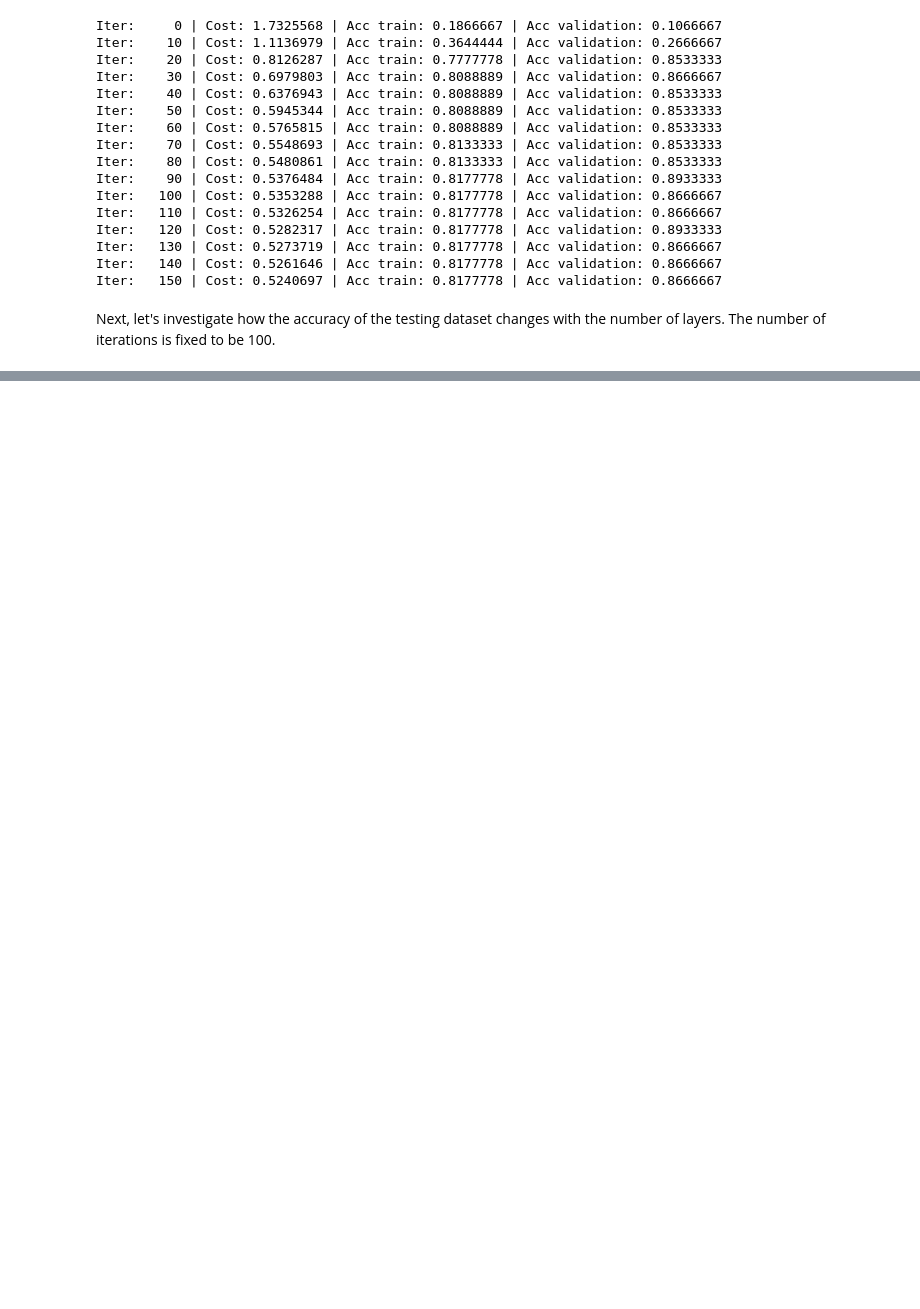
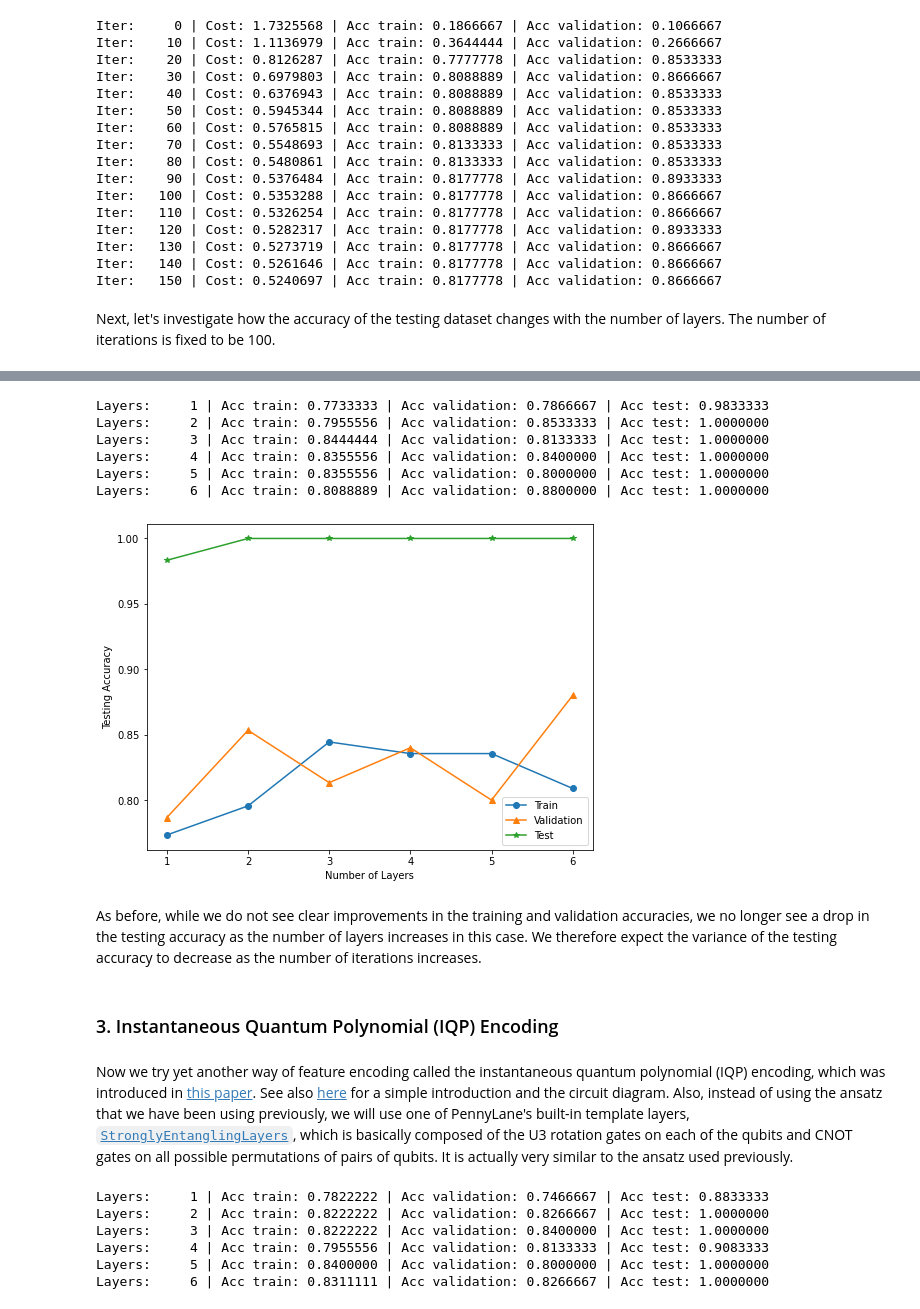
Before and after one commit to ruihao-li/QOSF-Screening-Task, a Jupyter notebook: encoding_and_classifier.ipynb, the cells around one changed output, grey strips where cells are left out. Cells and saved outputs as stored; diff of their text form; code cells hidden in the pictures; blank space fills up the shorter version.

```diff
--- a/encoding_and_classifier.ipynb
+++ b/encoding_and_classifier.ipynb
@@ -476,0 +389,36 @@ The performance with IQP encoding is similar to that of angle encoding, as IQP i
+# %%
+# With 100 iterations
+acc_train_ang_1 = []
+acc_val_ang_1 = []
+acc_test_ang_1 = []
+for num_layers in range(1, 7):
+    acc_train, acc_val, acc_test = AngEnc_Classifier(X_train, Y_train, num_layers, 100, X_test, Y_test)
+    print("Layers: {:5d} | Acc train: {:0.7f} | Acc validation: {:0.7f} | Acc test: {:0.7f}".format(num_layers, acc_train, acc_val, acc_test))
+    acc_train_ang_1.append(acc_train)
+    acc_val_ang_1.append(acc_val)
+    acc_test_ang_1.append(acc_test)
+# %% [output]
+Layers:     1 | Acc train: 0.7733333 | Acc validation: 0.7866667 | Acc test: 0.9833333
+Layers:     2 | Acc train: 0.7955556 | Acc validation: 0.8533333 | Acc test: 1.0000000
+Layers:     3 | Acc train: 0.8444444 | Acc validation: 0.8133333 | Acc test: 1.0000000
+Layers:     4 | Acc train: 0.8355556 | Acc validation: 0.8400000 | Acc test: 1.0000000
+Layers:     5 | Acc train: 0.8355556 | Acc validation: 0.8000000 | Acc test: 1.0000000
+Layers:     6 | Acc train: 0.8088889 | Acc validation: 0.8800000 | Acc test: 1.0000000
+# %%
+plt.figure(figsize=(8,6))
+x = [i for i in range(1, 7)]
+plt.plot(x, acc_train_ang_1, '-o', label='Train')
+plt.plot(x, acc_val_ang_1, '-^', label="Validation")
+plt.plot(x, acc_test_ang_1, '-*', label='Test')
+plt.legend()
+plt.xlabel("Number of Layers")
+plt.ylabel("Testing Accuracy")
+plt.show()
+# %% [output]
+[figure, added]
+# %% [markdown]
+As before, while we do not see clear improvements in the training and validation accuracies, we no longer see a drop in the testing accuracy as the number of layers increases in this case. We therefore expect the variance of the testing accuracy to decrease as the number of iterations increases.
+# %% [markdown]
+### 3. Instantaneous Quantum Polynomial (IQP) Encoding
+# %% [markdown]
+Now we try yet another way of feature encoding called the instantaneous quantum polynomial (IQP) encoding, which was introduced in [this paper](https://arxiv.org/pdf/1804.11326.pdf). See also [here](https://pennylane.readthedocs.io/en/latest/code/api/pennylane.IQPEmbedding.html) for a simple introduction and the circuit diagram. Also, instead of using the ansatz that we have been using previously, we will use one of PennyLane's built-in template layers, [`StronglyEntanglingLayers`](https://pennylane.readthedocs.io/en/stable/code/api/pennylane.StronglyEntanglingLayers.html), which is basically composed of the U3 rotation gates on each of the qubits and CNOT gates on all possible permutations of pairs of qubits. It is actually very similar to the ansatz used previously.
@@ -476,0 +517,18 @@ The performance with IQP encoding is similar to that of angle encoding, as IQP i
+# %%
+# With 50 iterations
+acc_train_IQP = []
+acc_val_IQP = []
+acc_test_IQP = []
+for num_layers in range(1, 7):
+    acc_train, acc_val, acc_test = IQPEnc_Classifier(X_train, Y_train, num_layers, 50, X_test, Y_test)
+    print("Layers: {:5d} | Acc train: {:0.7f} | Acc validation: {:0.7f} | Acc test: {:0.7f}".format(num_layers, acc_train, acc_val, acc_test))
+    acc_train_IQP.append(acc_train)
+    acc_val_IQP.append(acc_val)
+    acc_test_IQP.append(acc_test)
+# %% [output]
+Layers:     1 | Acc train: 0.7822222 | Acc validation: 0.7466667 | Acc test: 0.8833333
+Layers:     2 | Acc train: 0.8222222 | Acc validation: 0.8266667 | Acc test: 1.0000000
+Layers:     3 | Acc train: 0.8222222 | Acc validation: 0.8400000 | Acc test: 1.0000000
+Layers:     4 | Acc train: 0.7955556 | Acc validation: 0.8133333 | Acc test: 0.9083333
+Layers:     5 | Acc train: 0.8400000 | Acc validation: 0.8000000 | Acc test: 1.0000000
+Layers:     6 | Acc train: 0.8311111 | Acc validation: 0.8266667 | Acc test: 1.0000000
```
Also changed, not shown: parts of 40 cells of this notebook.
